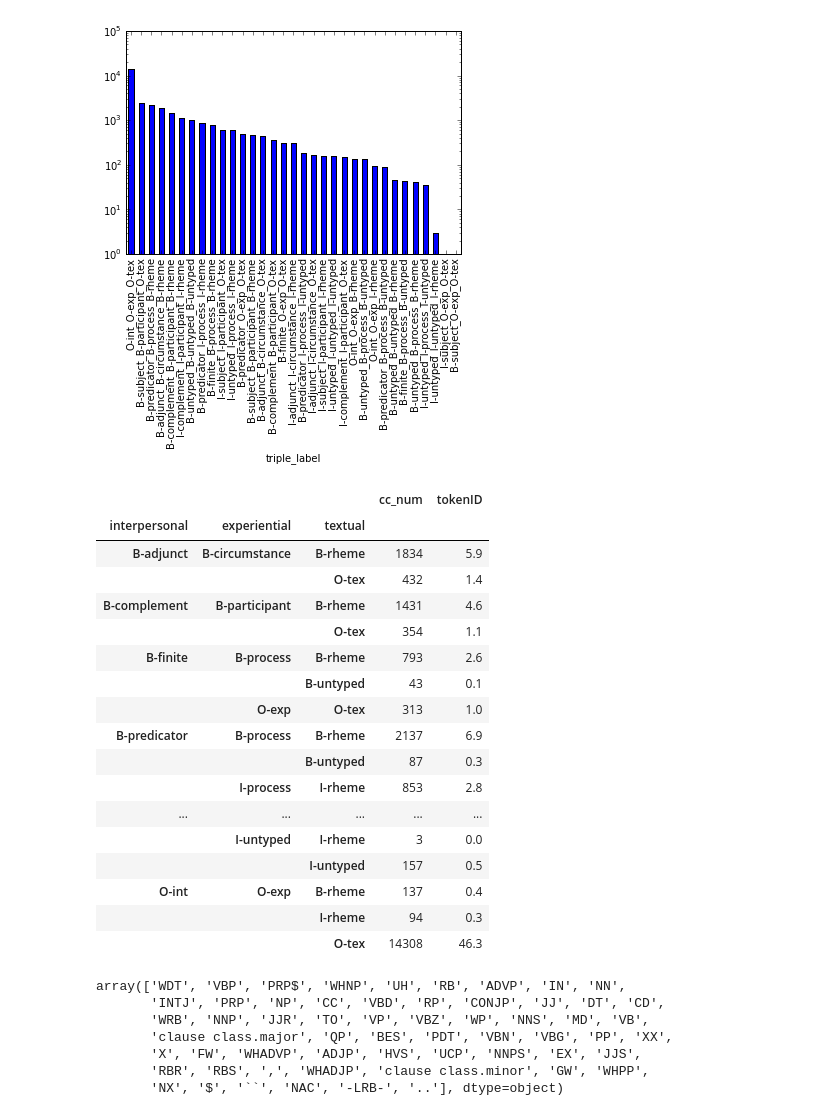
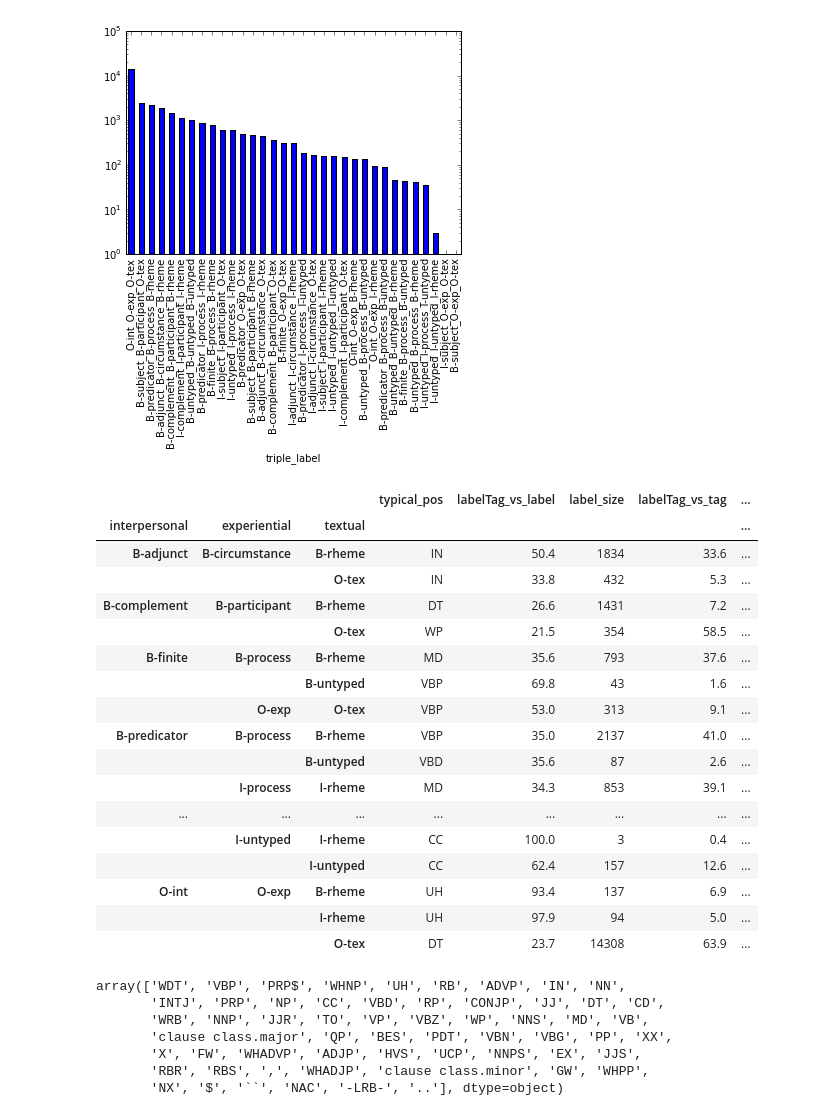
Before and after one commit to SigridK/notebooks, a Jupyter notebook: ET_lab.ipynb, the cells around one changed output. Drawn from its saved outputs; the diff is of its cells as text; code cells hidden in the pictures.

```diff
--- a/ET_lab.ipynb
+++ b/ET_lab.ipynb
@@ -43,32 +43,48 @@ to_plot = sfl.groupby('triple_label').count().sort('tokenID',ascending=0).tokenI
 # %% [output]
 [figure]
 # %%
-# test things with element trees...
+# check element tree...
 #tree = ET.ElementTree(file='../data/wsj_2388.xml')
 #grammar = tree.find('Grammar')
 
-# check proportion of label coocurring - also prop for comparing to results
-sfl.groupby(['interpersonal','experiential','textual']).agg({'tokenID':lambda x: np.round(x.count()*100./len(sfl),1),
-                                                            'cc_num':lambda x: x.count()})#.sort('tokenID',ascending=0)
+# check proportion of label cooccurring with most frequent pos
+# - also proportion for comparing result to majority baseline
+to_group = sfl.copy()
+to_group['labelTag_vs_label'] = sfl.pos
+to_group['labelTag_vs_tag'] = sfl.pos
+to_group['label_size'] = sfl.pos
+to_group['typical_pos'] = sfl.pos
+to_group['label_proportion'] = sfl.pos
+pos_dict = sfl.pos.value_counts().to_dict()
+to_group.groupby(['interpersonal','experiential','textual']).agg(
+    {'label_proportion':lambda x: np.round(x.count()*100./len(sfl),1),
+     'label_size':lambda x: x.count(),
+     'typical_pos':lambda x: x.mode(),
+     'labelTag_vs_label':lambda x: np.round(x.value_counts().max()*100.
+                                            /x.count(),1),
+     'labelTag_vs_tag':lambda x: np.round(x.value_counts().max()*100.
+                                          /pos_dict[x.mode()[0]],1
+                                         ) if len(x)>1 else None
+    })#.sort('tokenID',ascending=0)
 # %% [output]
-|  |  |  | cc_num | tokenID |
-| interpersonal | experiential | textual |  |  |
-| B-adjunct | B-circumstance | B-rheme | 1834 | 5.9 |
-|  |  | O-tex | 432 | 1.4 |
-| B-complement | B-participant | B-rheme | 1431 | 4.6 |
-|  |  | O-tex | 354 | 1.1 |
-| B-finite | B-process | B-rheme | 793 | 2.6 |
-|  |  | B-untyped | 43 | 0.1 |
-|  | O-exp | O-tex | 313 | 1.0 |
-| B-predicator | B-process | B-rheme | 2137 | 6.9 |
-|  |  | B-untyped | 87 | 0.3 |
-|  | I-process | I-rheme | 853 | 2.8 |
-| ... | ... | ... | ... | ... |
-|  | I-untyped | I-rheme | 3 | 0.0 |
-|  |  | I-untyped | 157 | 0.5 |
-| O-int | O-exp | B-rheme | 137 | 0.4 |
-|  |  | I-rheme | 94 | 0.3 |
-|  |  | O-tex | 14308 | 46.3 |
+|  |  |  | typical_pos | labelTag_vs_label | label_size | labelTag_vs_tag | ... |
+| interpersonal | experiential | textual |  |  |  |  | ... |
+| B-adjunct | B-circumstance | B-rheme | IN | 50.4 | 1834 | 33.6 | ... |
+|  |  | O-tex | IN | 33.8 | 432 | 5.3 | ... |
+| B-complement | B-participant | B-rheme | DT | 26.6 | 1431 | 7.2 | ... |
+|  |  | O-tex | WP | 21.5 | 354 | 58.5 | ... |
+| B-finite | B-process | B-rheme | MD | 35.6 | 793 | 37.6 | ... |
+|  |  | B-untyped | VBP | 69.8 | 43 | 1.6 | ... |
+|  | O-exp | O-tex | VBP | 53.0 | 313 | 9.1 | ... |
+| B-predicator | B-process | B-rheme | VBP | 35.0 | 2137 | 41.0 | ... |
+|  |  | B-untyped | VBD | 35.6 | 87 | 2.6 | ... |
+|  | I-process | I-rheme | MD | 34.3 | 853 | 39.1 | ... |
+| ... | ... | ... | ... | ... | ... | ... | ... |
+|  | I-untyped | I-rheme | CC | 100.0 | 3 | 0.4 | ... |
+|  |  | I-untyped | CC | 62.4 | 157 | 12.6 | ... |
+| O-int | O-exp | B-rheme | UH | 93.4 | 137 | 6.9 | ... |
+|  |  | I-rheme | UH | 97.9 | 94 | 5.0 | ... |
+|  |  | O-tex | DT | 23.7 | 14308 | 63.9 | ... |
 # %%
 # check weird pos-tags
 sfl.pos.unique()
```
Also changed, not shown: parts of 2 cells of this notebook.
